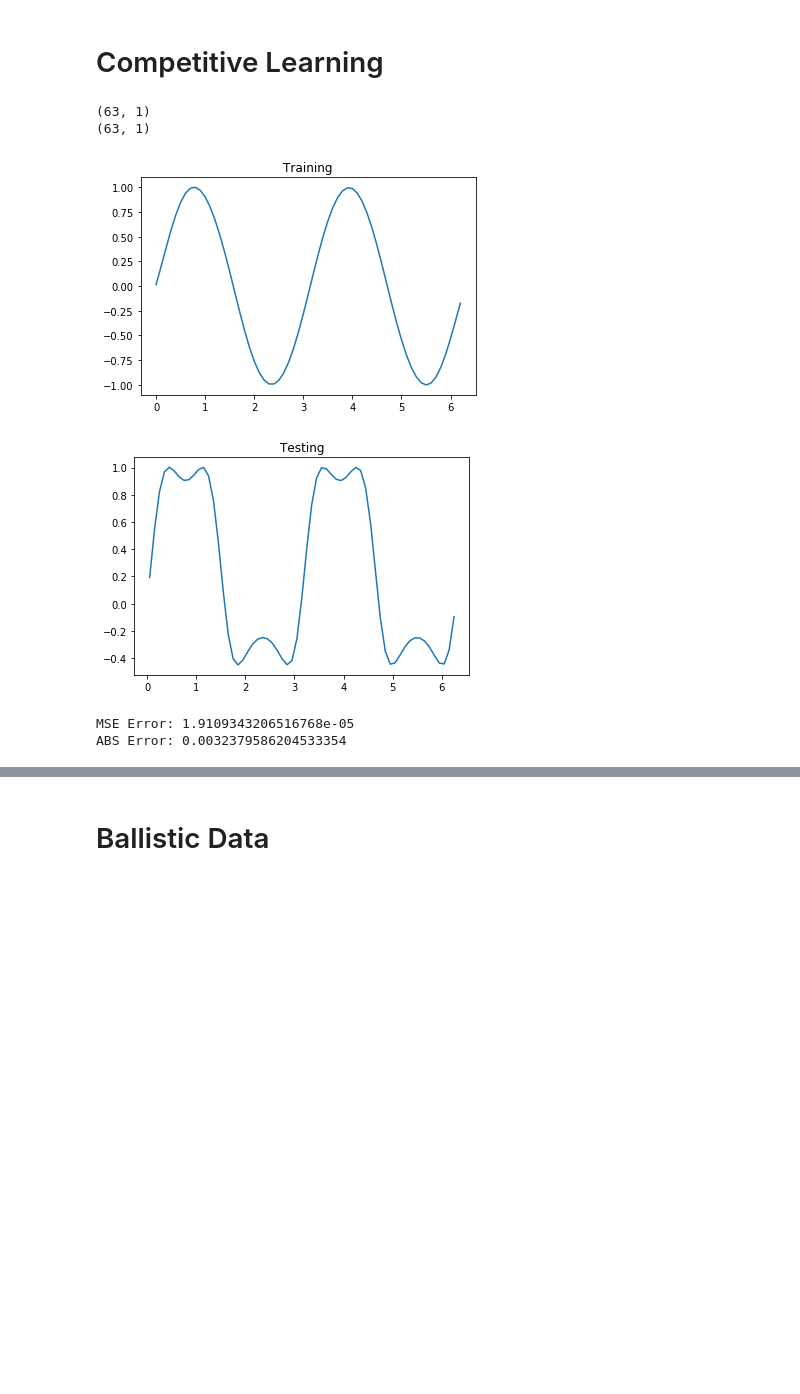
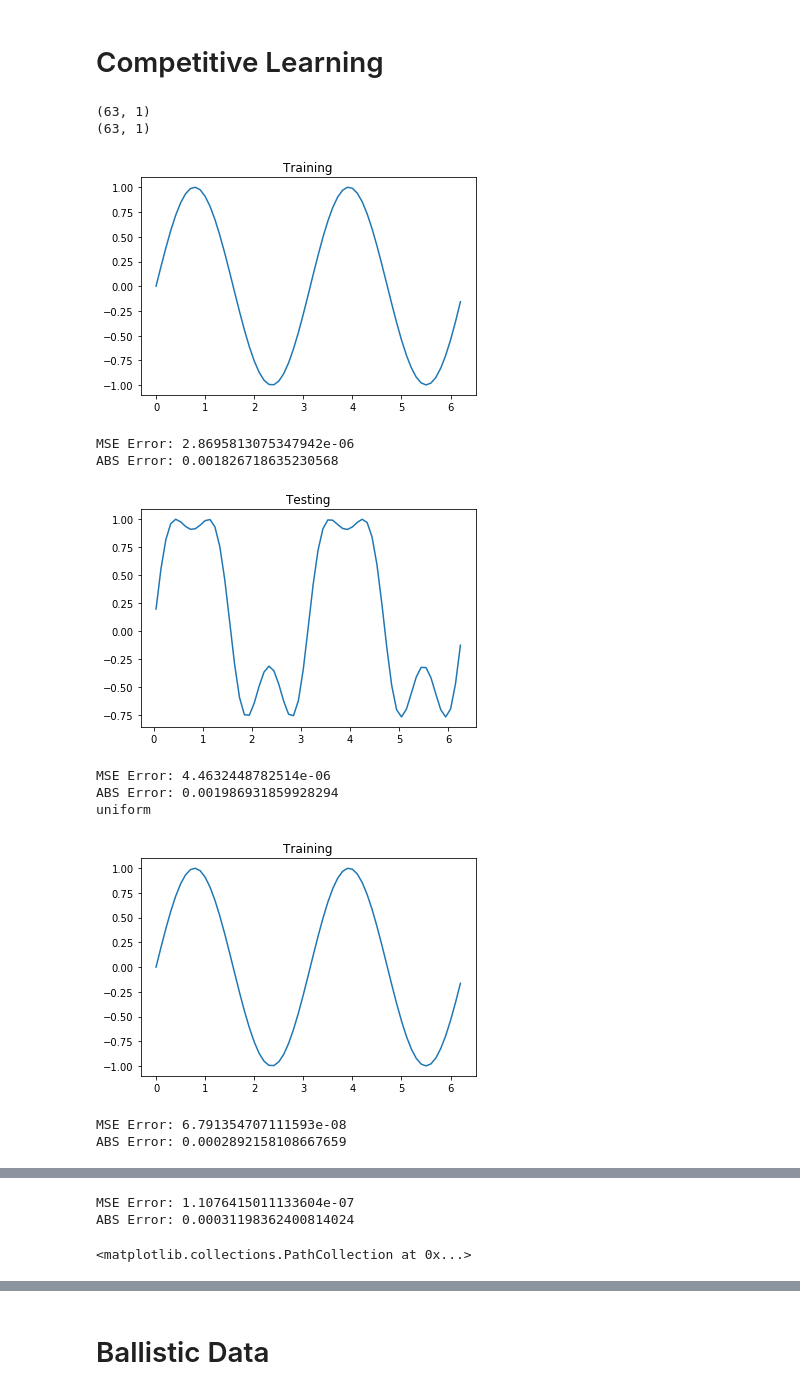
Before and after one commit to griiak/ANN-Assignment1-GS, a Jupyter notebook: A2/part1.ipynb, the cells around one changed output, grey strips where cells are left out. Saved outputs shown, nothing was run; the diff lists cells and outputs as text; code cells hidden in the pictures; blank space fills up the shorter version.

```diff
--- a/A2/part1.ipynb
+++ b/A2/part1.ipynb
@@ -255,5 +262,5 @@ ABS Error: 0.0001521809412813733
 # %%
-#testing n rbfs sin
+#testing n rbfs
 train_errs = []
 test_errs = []
 idx = []
@@ -263,7 +270,7 @@ small = False
 
 for i in range(1,25):
     centers = evenly_spaced_rbf(i)
-    network = RBF(centers, sigma=0.6, use_batch=True)
+    network = RBF(centers, sigma=1, use_batch=True)
     train,test = network.train(train_X,train_Y,test_X,test_Y,eta=0.2, n_epochs=1000, plot=False, v=False)
     train_errs.append(train)
     test_errs.append(test)
@@ -284,6 +291,8 @@ plt.plot(idx,test_errs)
 plt.xlabel("Number of RBFs")
 plt.ylabel("ABS Error")
 
+print(np.argmin(test_errs))
+
 # plt.axhline(y=0.1, color='r', linestyle='-')
 # plt.axhline(y=0.01, color='r', linestyle='-')
 # plt.axhline(y=0.001, color='r', linestyle='-')
@@ -379,5 +426,5 @@ Text(0, 0.5, 'ABS Error')
 # %%
-#noisy data
+#Online, noisy data
 np.random.seed(10)
 train_X, train_Y, test_X, test_Y, clean_X, clean_Y = generate_data(np.sin, noise = 0.1)
 
@@ -390,8 +437,8 @@ small = False
 
 for i in range(1,25):
     centers = evenly_spaced_rbf(i)
-    network = RBF(centers, sigma=0.6, use_batch=True, threshold = True)
-    train,test = network.train(train_X,train_Y,test_X,test_Y,eta=0.2, n_epochs=1000, plot=False, v=False)
+    network = RBF(centers, sigma=0.6, use_batch=False, threshold = True)
+    train,test,_ = network.train(train_X,train_Y,test_X,test_Y,eta=0.2, n_epochs=100, plot=False, v=False)
     train_errs.append(train)
     test_errs.append(test)
     idx.append(i)
@@ -515,0 +551,10 @@ print(sigmas[np.argmin(test_errs)])
+# %%
+np.random.seed(10)
+train_X, train_Y, test_X, test_Y, clean_X, clean_Y = generate_data(square, noise = 0.1)
+plt.plot(train_X,train_Y)
+plt.show()
+centers = evenly_spaced_rbf(11)
+network = RBF(centers, sigma=0.6, use_batch=True, threshold=True)
+stuff = network.train(train_X,train_Y,test_X,test_Y,eta=0.2, n_epochs=100, plot=True, v=True)
+print(stuff[1])
+network.calculate_error_MSE(clean_X,clean_Y)
@@ -531,8 +589,11 @@ def competitive_rbf(X,count,eta,iters, k_min = 1, plot=True):
 
 
         idx = np.argpartition(distances, k_min)
+        e = eta
         for j in idx[:k_min]:
-            centers[j] += eta * (train_vec-centers[j])
+            centers[j] += e * (train_vec-centers[j])
+            e = e*0.8
+
 
     if(plot):
         plt.scatter(centers[:,0],centers[:,1], label="After")
@@ -542,16 +603,32 @@ def competitive_rbf(X,count,eta,iters, k_min = 1, plot=True):
 
     return centers
 # %%
-train_X, train_Y, test_X, test_Y, clean_X, clean_Y = generate_data(lambda x:np.sin(x))
+np.random.seed(10)
+train_X, train_Y, test_X, test_Y, clean_X, clean_Y = generate_data(np.sin)
 print(train_X.shape)
 print(train_Y.shape)
-centers = competitive_rbf(train_X.copy(),14,1,100)
+centers = competitive_rbf(train_X.copy(),11,0.8,10,k_min=1,plot=False)
+centers2 = evenly_spaced_rbf(11)
+
 network = RBF(centers, sigma=0.6)
 network.train(train_X,train_Y,test_X,test_Y,eta=0.2, n_epochs=100)
+
+print("uniform")
+network2 = RBF(centers2, sigma=0.6)
+network2.train(train_X,train_Y,test_X,test_Y,eta=0.2, n_epochs=100)
+
+plt.subplot(2, 1, 1)
+plt.scatter(centers,np.zeros(11))
 # %% [output]
 (63, 1)
 (63, 1)
 [figure]
+MSE Error: 2.8695813075347942e-06
+ABS Error: 0.001826718635230568
-[figure, old version]
+[figure, new version]
-MSE Error: 1.9109343206516768e-05
-ABS Error: 0.0032379586204533354
+MSE Error: 4.4632448782514e-06
+ABS Error: 0.001986931859928294
+uniform
+[figure, added]
+MSE Error: 6.791354707111593e-08
+ABS Error: 0.0002892158108667659
@@ -557,0 +636,3 @@ ABS Error: 0.0032379586204533354
+MSE Error: 1.1076415011133604e-07
+ABS Error: 0.00031198362400814024
+<matplotlib.collections.PathCollection at 0x...>
```
Also changed, not shown: parts of 12 cells of this notebook, 3 other files.
